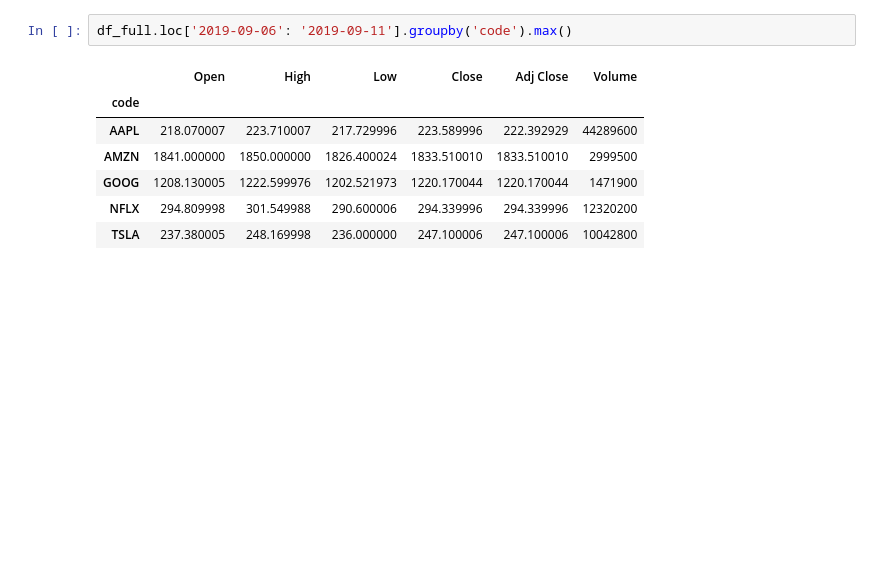
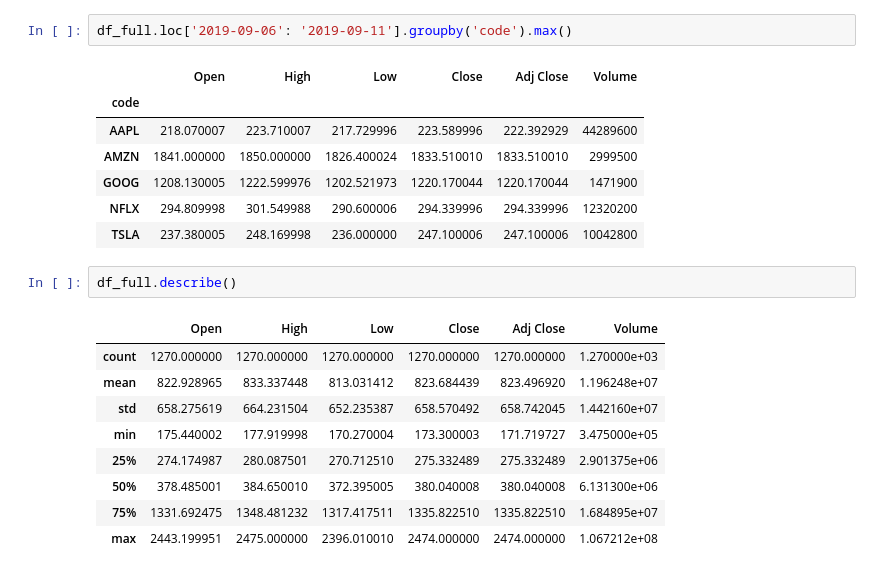
Before and after one commit to onemarcos/Tera-Jupyter-Notebook, a Jupyter notebook: Pandas Basics/Pandas Basics/Stock Analysis.ipynb, the cells around one changed output. Drawn from its saved outputs; the diff is of its cells as text; blank space fills up the shorter version.

```diff
--- a/Pandas Basics/Pandas Basics/Stock Analysis.ipynb
+++ b/Pandas Basics/Pandas Basics/Stock Analysis.ipynb
@@ -98,3 +98,15 @@ df_full.loc['2019-09-06': '2019-09-11'].groupby('code').max()
 | GOOG | 1208.130005 | 1222.599976 | 1202.521973 | 1220.170044 | 1220.170044 | 1471900 |
 | NFLX | 294.809998 | 301.549988 | 290.600006 | 294.339996 | 294.339996 | 12320200 |
 | TSLA | 237.380005 | 248.169998 | 236.000000 | 247.100006 | 247.100006 | 10042800 |
+# %%
+df_full.describe()
+# %% [output]
+|  | Open | High | Low | Close | Adj Close | Volume |
+| count | 1270.000000 | 1270.000000 | 1270.000000 | 1270.000000 | 1270.000000 | 1.270000e+03 |
+| mean | 822.928965 | 833.337448 | 813.031412 | 823.684439 | 823.496920 | 1.196248e+07 |
+| std | 658.275619 | 664.231504 | 652.235387 | 658.570492 | 658.742045 | 1.442160e+07 |
+| min | 175.440002 | 177.919998 | 170.270004 | 173.300003 | 171.719727 | 3.475000e+05 |
+| 25% | 274.174987 | 280.087501 | 270.712510 | 275.332489 | 275.332489 | 2.901375e+06 |
+| 50% | 378.485001 | 384.650010 | 372.395005 | 380.040008 | 380.040008 | 6.131300e+06 |
+| 75% | 1331.692475 | 1348.481232 | 1317.417511 | 1335.822510 | 1335.822510 | 1.684895e+07 |
+| max | 2443.199951 | 2475.000000 | 2396.010010 | 2474.000000 | 2474.000000 | 1.067212e+08 |
```
Also changed, not shown: 4 other files.
